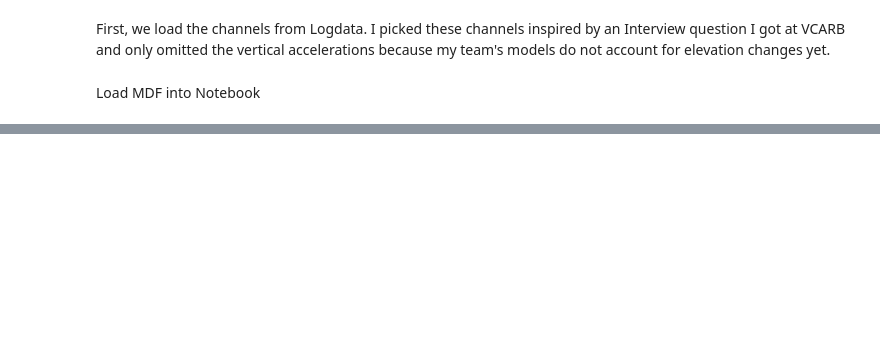
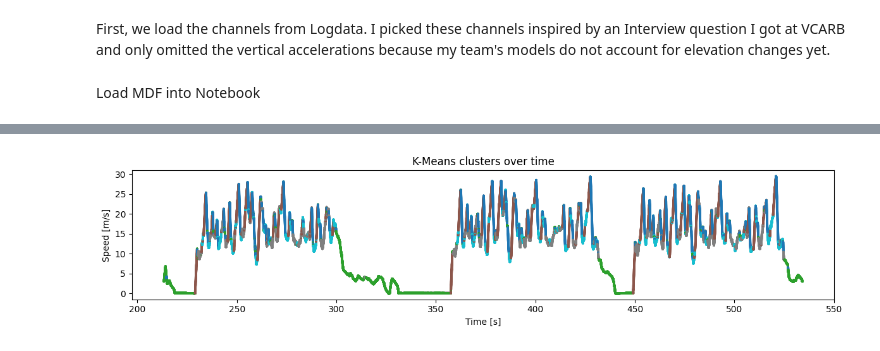
Before and after one commit to kawihss/fs-corner-phase-classification, a Jupyter notebook: notebooks/01_load_and_preprocess.ipynb, the cells around one changed output, grey strips where cells are left out. Cells and saved outputs as stored; diff of their text form; code cells hidden in the pictures; blank space fills up the shorter version.

Commit message:
Add K CLustering

```diff
--- a/notebooks/01_load_and_preprocess.ipynb
+++ b/notebooks/01_load_and_preprocess.ipynb
@@ -67,0 +168,14 @@ Now we Align the data
+# %%
+from sklearn.preprocessing import StandardScaler
+import pandas as pd
+import numpy as np
+
+scaler = StandardScaler()
+
+# Build scaled feature matrix (time excluded)
+X = df_features.drop(columns=["time_s"]).values
+X_scaled = scaler.fit_transform(X)
+
+# Store scaled features
+df_scaled = df_features.copy()
+df_scaled[df_features.columns[1:]] = X_scaled
@@ -67,0 +238,74 @@ Now we Align the data
+# %%
+# 7) K-Means clustering and visualizations
+from sklearn.cluster import KMeans
+from sklearn.decomposition import PCA
+import matplotlib.pyplot as plt
+import numpy as np
+import pandas as pd
+
+feature_cols = [
+    "Speed", "LongAcc", "LatAcc", "Brake", "Torque",
+    "SteerAbs", "dSpeed_dt", "dSteer_dt", "YawRate"
+]
+X = df_scaled[feature_cols].values
+
+K = 5
+km = KMeans(n_clusters=K, random_state=0, n_init="auto")
+labels_km = km.fit_predict(X)
+
+# Time series: speed coloured by cluster
+plt.figure(figsize=(12,3))
+plt.scatter(df_features["time_s"], df_features["Speed"], c=labels_km, s=3, cmap="tab10")
+plt.xlabel("Time [s]")
+plt.ylabel("Speed [m/s]")
+plt.title("K-Means clusters over time")
+plt.tight_layout()
+plt.show()
+
+# Feature space: Speed vs. Lateral Acceleration
+plt.figure(figsize=(5,4))
+plt.scatter(df_features["LatAcc"], df_features["Speed"], c=labels_km, s=3, cmap="tab10")
+plt.xlabel("Lateral acceleration [m/s²]")
+plt.ylabel("Speed [m/s]")
+plt.title("K-Means in Speed–LatAcc space")
+plt.tight_layout()
+plt.show()
+
+# Feature space: Lateral vs. Longitudinal Acceleration
+plt.figure(figsize=(5,4))
+plt.scatter(df_features["LatAcc"], df_features["LongAcc"], c=labels_km, s=3, cmap="tab10")
+plt.xlabel("Lateral acceleration [m/s²]")
+plt.ylabel("Longitudinal acceleration [m/s²]")
+plt.title("K-Means in Acc–Acc space")
+plt.tight_layout()
+plt.show()
+
+# Feature space: Brake vs. Torque
+plt.figure(figsize=(5,4))
+plt.scatter(df_features["Brake"], df_features["Torque"], c=labels_km, s=3, cmap="tab10")
+plt.xlabel("Brake")
+plt.ylabel("Torque")
+plt.title("K-Means in Brake–Torque space")
+plt.tight_layout()
+plt.show()
+
+# PCA projection (2D) for overview
+pca = PCA(n_components=2, random_state=0)
+Z = pca.fit_transform(X)
+plt.figure(figsize=(5,4))
+plt.scatter(Z[:,0], Z[:,1], c=labels_km, s=3, cmap="tab10")
+plt.xlabel("PC1")
+plt.ylabel("PC2")
+plt.title("K-Means in PCA space")
+plt.tight_layout()
+plt.show()
+
+# Cluster profile (means per cluster, in scaled feature space)
+cluster_profile = (
+    pd.DataFrame(X, columns=feature_cols)
+    .assign(Cluster=labels_km)
+    .groupby("Cluster").mean().round(2)
+)
+cluster_profile
+# %% [output]
+[figure, added]
```
Also changed, not shown: parts of 13 cells of this notebook.
